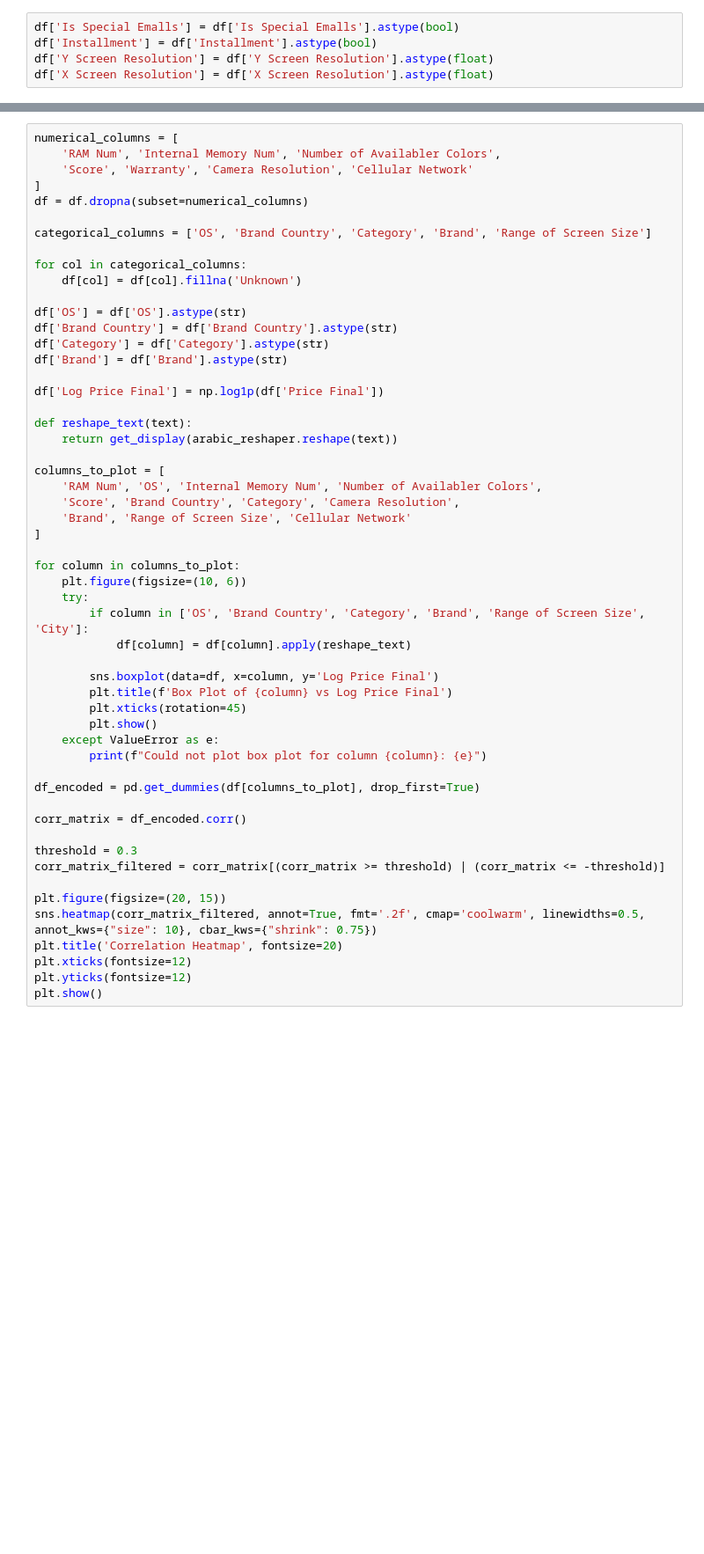
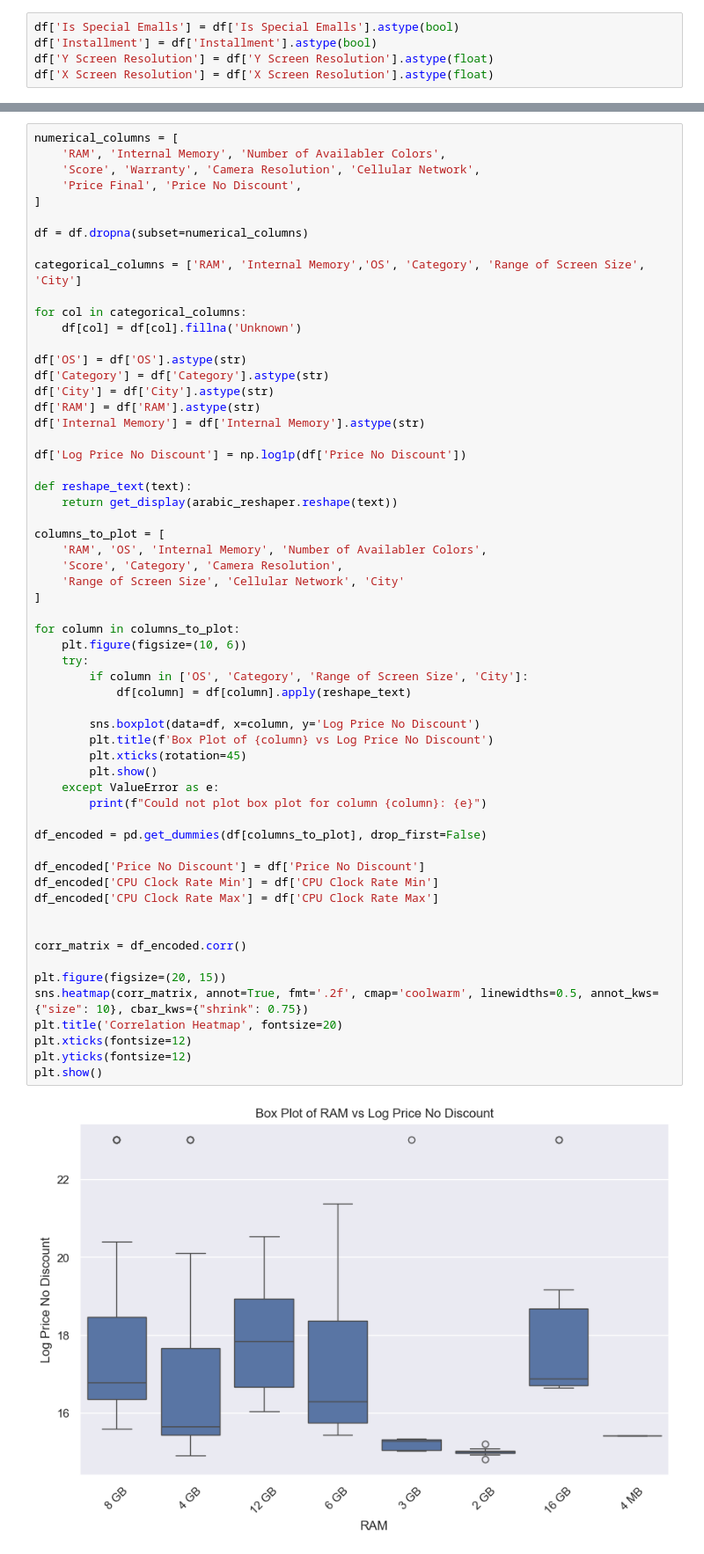
Before and after one commit to itspaspas/DataScience-S03, a Jupyter notebook: Project/P1/DS-P1.ipynb, the cells around one changed output, grey strips where cells are left out. Shown at 88% size. Drawn from its saved outputs; the diff is of its cells as text; blank space fills up the shorter version.

```diff
--- a/Project/P1/DS-P1.ipynb
+++ b/Project/P1/DS-P1.ipynb
@@ -1818,54 +1794,61 @@ missing_data_df.sort_values('Percentage Missing', ascending=True).tail(60)
 # %%
 numerical_columns = [
-    'RAM Num', 'Internal Memory Num', 'Number of Availabler Colors',
-    'Score', 'Warranty', 'Camera Resolution', 'Cellular Network'
+    'RAM', 'Internal Memory', 'Number of Availabler Colors',
+    'Score', 'Warranty', 'Camera Resolution', 'Cellular Network',
+    'Price Final', 'Price No Discount',
 ]
+
 df = df.dropna(subset=numerical_columns)
 
-categorical_columns = ['OS', 'Brand Country', 'Category', 'Brand', 'Range of Screen Size']
+categorical_columns = ['RAM', 'Internal Memory','OS', 'Category', 'Range of Screen Size', 'City']
 
 for col in categorical_columns:
     df[col] = df[col].fillna('Unknown')
 
 df['OS'] = df['OS'].astype(str)
-df['Brand Country'] = df['Brand Country'].astype(str)
 df['Category'] = df['Category'].astype(str)
-df['Brand'] = df['Brand'].astype(str)
+df['City'] = df['City'].astype(str)
+df['RAM'] = df['RAM'].astype(str)
+df['Internal Memory'] = df['Internal Memory'].astype(str)
 
-df['Log Price Final'] = np.log1p(df['Price Final'])
+df['Log Price No Discount'] = np.log1p(df['Price No Discount'])
 
 def reshape_text(text):
     return get_display(arabic_reshaper.reshape(text))
 
 columns_to_plot = [
-    'RAM Num', 'OS', 'Internal Memory Num', 'Number of Availabler Colors',
-    'Score', 'Brand Country', 'Category', 'Camera Resolution',
-    'Brand', 'Range of Screen Size', 'Cellular Network'
+    'RAM', 'OS', 'Internal Memory', 'Number of Availabler Colors',
+    'Score', 'Category', 'Camera Resolution',
+    'Range of Screen Size', 'Cellular Network', 'City'
 ]
 
 for column in columns_to_plot:
     plt.figure(figsize=(10, 6))
     try:
-        if column in ['OS', 'Brand Country', 'Category', 'Brand', 'Range of Screen Size', 'City']:
+        if column in ['OS', 'Category', 'Range of Screen Size', 'City']:
             df[column] = df[column].apply(reshape_text)
 
-        sns.boxplot(data=df, x=column, y='Log Price Final')
-        plt.title(f'Box Plot of {column} vs Log Price Final')
+        sns.boxplot(data=df, x=column, y='Log Price No Discount')
+        plt.title(f'Box Plot of {column} vs Log Price No Discount')
         plt.xticks(rotation=45)
         plt.show()
     except ValueError as e:
         print(f"Could not plot box plot for column {column}: {e}")
 
-df_encoded = pd.get_dummies(df[columns_to_plot], drop_first=True)
+df_encoded = pd.get_dummies(df[columns_to_plot], drop_first=False)
+
+df_encoded['Price No Discount'] = df['Price No Discount']
+df_encoded['CPU Clock Rate Min'] = df['CPU Clock Rate Min']
+df_encoded['CPU Clock Rate Max'] = df['CPU Clock Rate Max']
+
 
 corr_matrix = df_encoded.corr()
 
-threshold = 0.3
-corr_matrix_filtered = corr_matrix[(corr_matrix >= threshold) | (corr_matrix <= -threshold)]
-
 plt.figure(figsize=(20, 15))
-sns.heatmap(corr_matrix_filtered, annot=True, fmt='.2f', cmap='coolwarm', linewidths=0.5, annot_kws={"size": 10}, cbar_kws={"shrink": 0.75})
+sns.heatmap(corr_matrix, annot=True, fmt='.2f', cmap='coolwarm', linewidths=0.5, annot_kws={"size": 10}, cbar_kws={"shrink": 0.75})
 plt.title('Correlation Heatmap', fontsize=20)
 plt.xticks(fontsize=12)
 plt.yticks(fontsize=12)
 plt.show()
+# %% [output]
+[figure, added]
```
Also changed, not shown: parts of 69 cells of this notebook, 2 other files.
